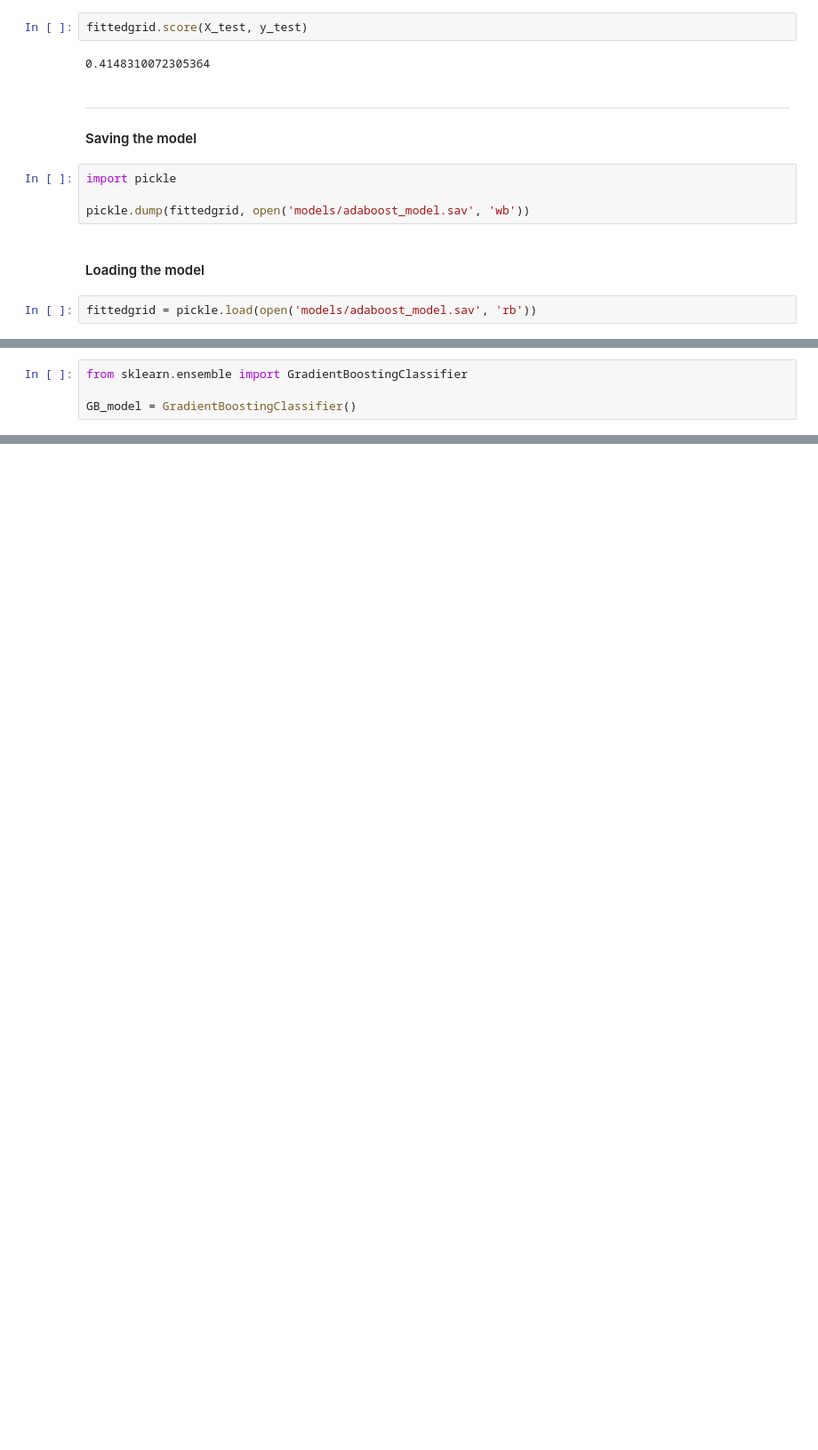
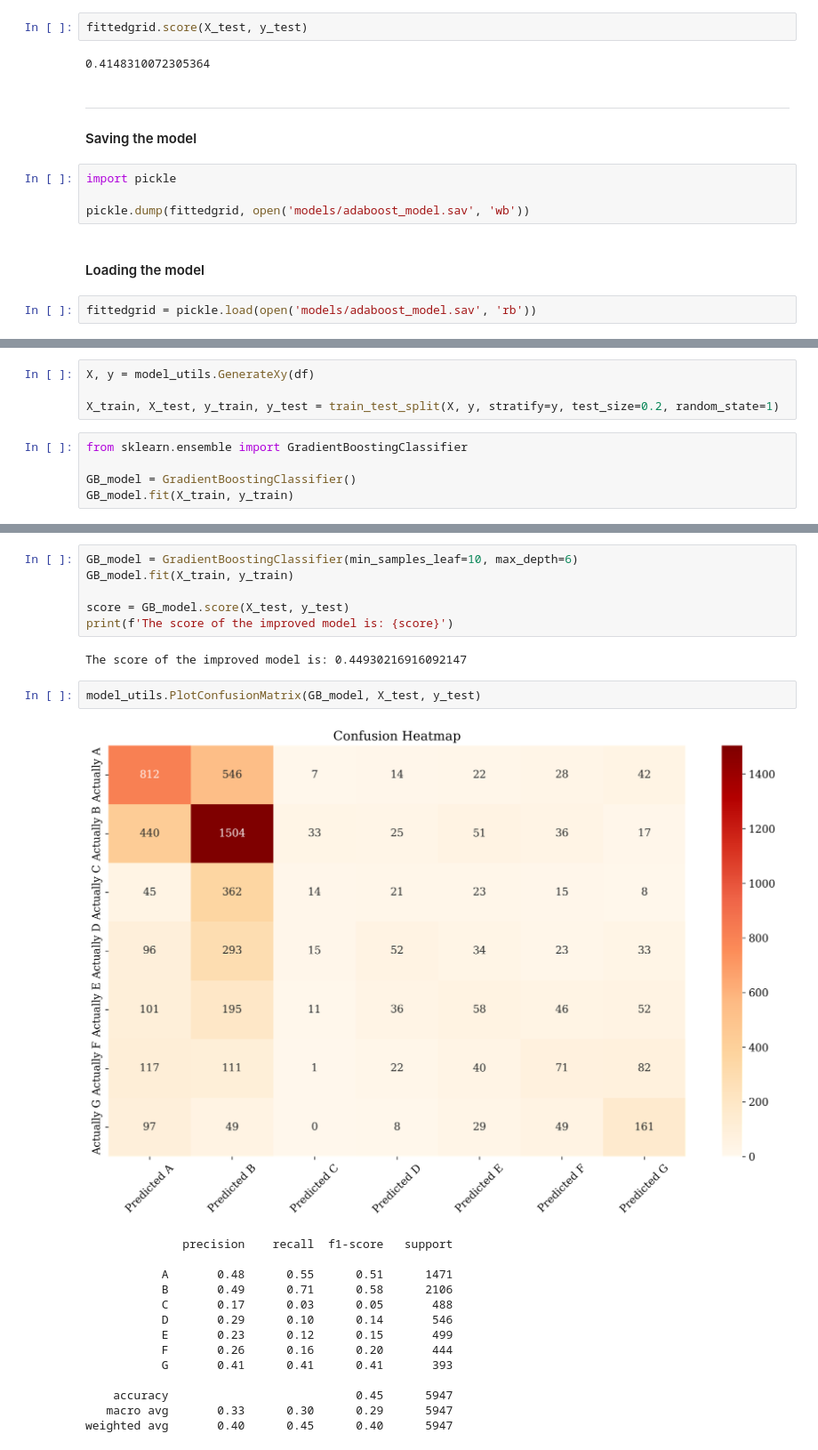
Before and after one commit to EdwinJaico-Berg/Capstone-Project, a Jupyter notebook: 3.4 Ensemble Methods.ipynb, the cells around one changed output, grey strips where cells are left out. Shown at 89% size. Saved outputs shown, nothing was run; the diff lists cells and outputs as text; blank space fills up the shorter version.

```diff
--- a/3.4 Ensemble Methods.ipynb
+++ b/3.4 Ensemble Methods.ipynb
@@ -204,7 +218,12 @@ The individual models are combined to form a single, more accurate model. The ma
 In each stage, a new weak model is trained to correct the errors of the previous stage. The new weak model is typically a decision tree. The final model is the weighted sum of the weak models.
 
 The advantage of gradient boost over other boosting methods is that it can be used to optimize an arbitrary differentiable loss function. This makes it more flexible than other methods, which are usually limited to a specific loss function (such as exponential loss for AdaBoost).
+# %%
+X, y = model_utils.GenerateXy(df)
+
+X_train, X_test, y_train, y_test = train_test_split(X, y, stratify=y, test_size=0.2, random_state=1)
 # %%
 from sklearn.ensemble import GradientBoostingClassifier
 
 GB_model = GradientBoostingClassifier()
+GB_model.fit(X_train, y_train)
@@ -210,0 +248,25 @@ GB_model = GradientBoostingClassifier()
+# %%
+GB_model = GradientBoostingClassifier(min_samples_leaf=10, max_depth=6)
+GB_model.fit(X_train, y_train)
+
+score = GB_model.score(X_test, y_test)
+print(f'The score of the improved model is: {score}')
+# %% [output]
+The score of the improved model is: 0.44930216916092147
+# %%
+model_utils.PlotConfusionMatrix(GB_model, X_test, y_test)
+# %% [output]
+[figure, added]
+              precision    recall  f1-score   support
+
+           A       0.48      0.55      0.51      1471
+           B       0.49      0.71      0.58      2106
+           C       0.17      0.03      0.05       488
+           D       0.29      0.10      0.14       546
+           E       0.23      0.12      0.15       499
+           F       0.26      0.16      0.20       444
+           G       0.41      0.41      0.41       393
+
+    accuracy                           0.45      5947
+   macro avg       0.33      0.30      0.29      5947
+weighted avg       0.40      0.45      0.40      5947
```
Also changed, not shown: parts of 22 cells of this notebook, 2 other files.
